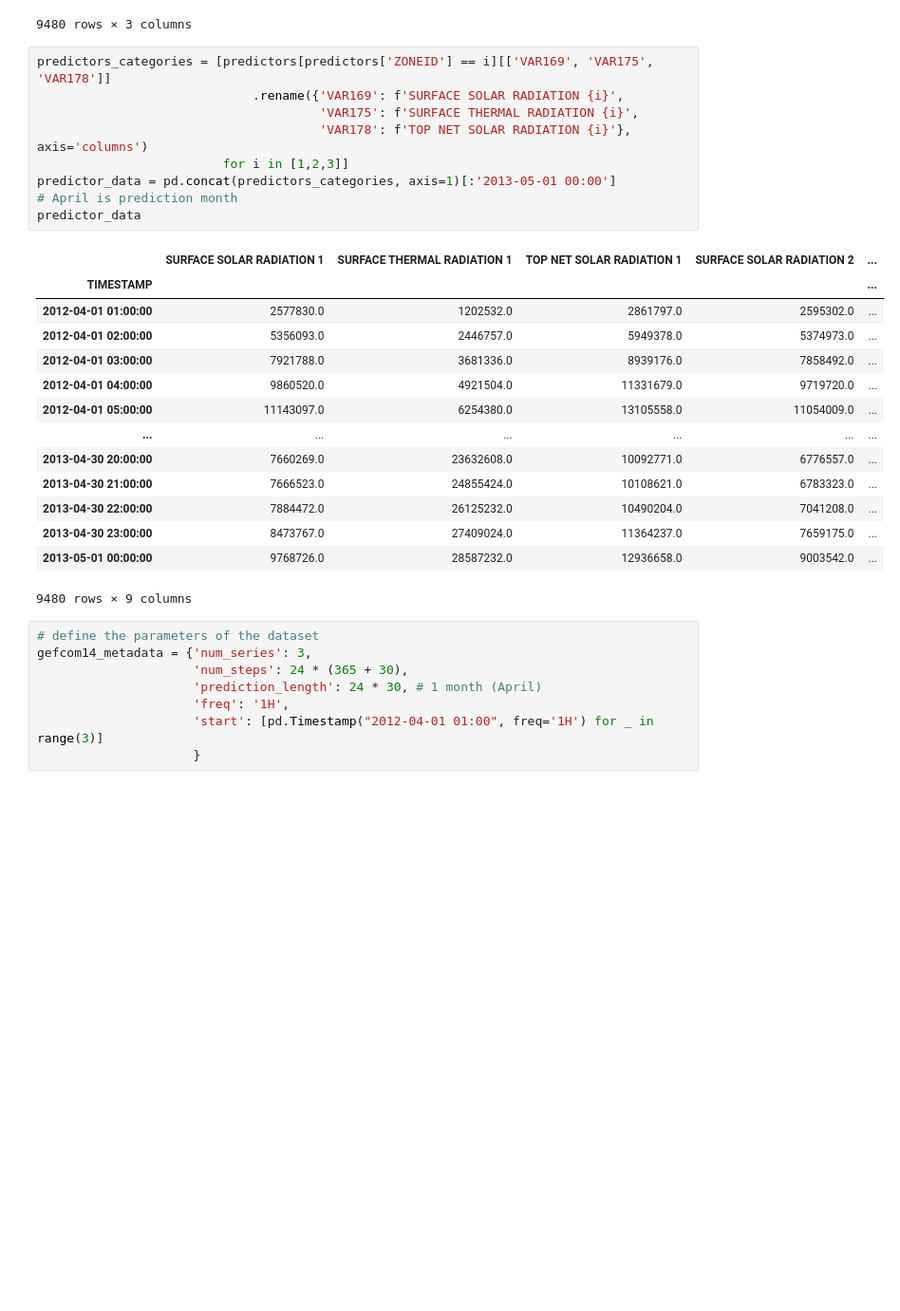
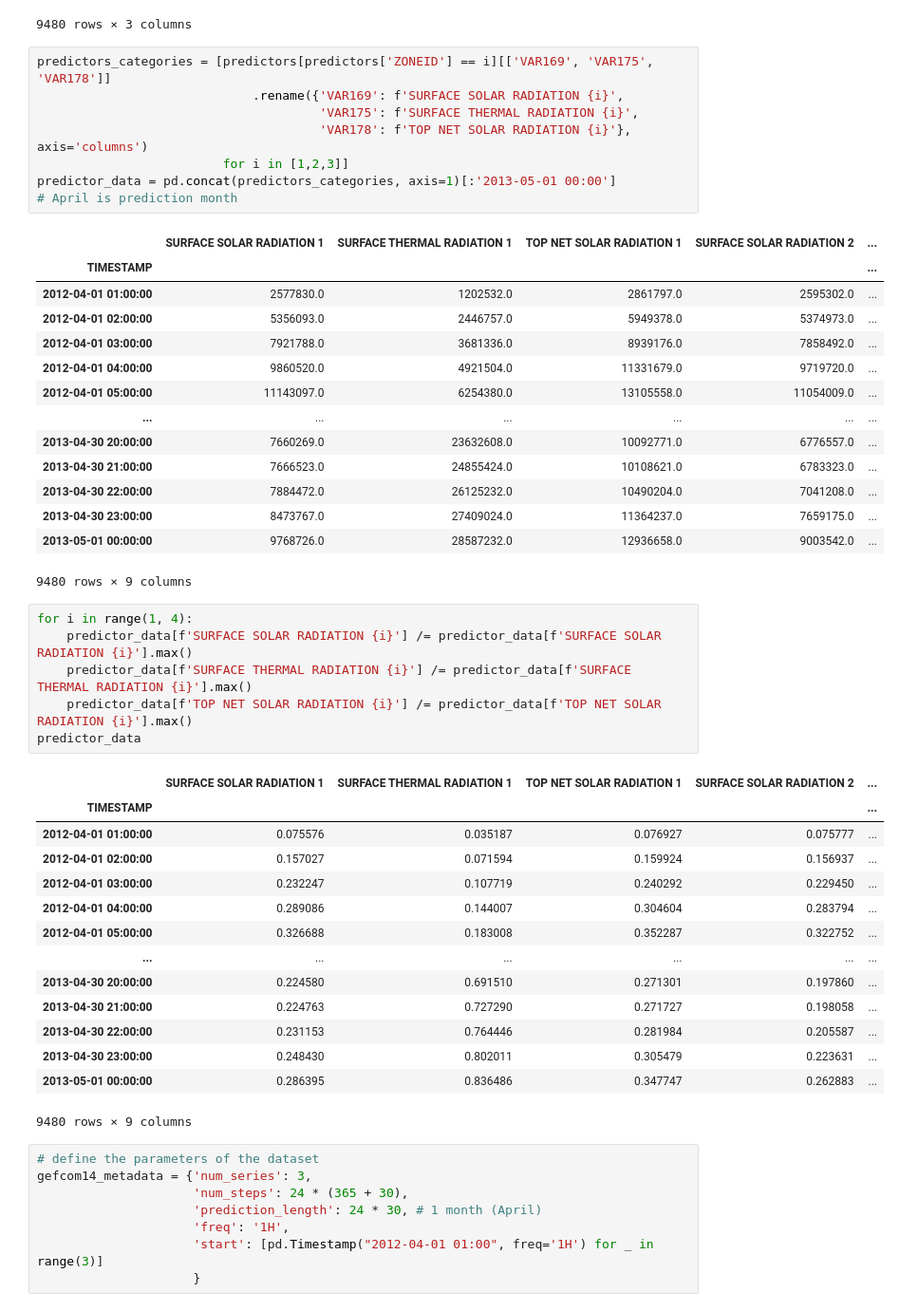
Before and after one commit to pavelzw/GEFCom14-S-comparison, a Jupyter notebook: gefcom14-s-deepar.ipynb, the cells around one changed output. Shown at 95% size. Drawn from its saved outputs; the diff is of its cells as text; blank space fills up the shorter version.

```diff
--- a/gefcom14-s-deepar.ipynb
+++ b/gefcom14-s-deepar.ipynb
@@ -70,7 +70,6 @@ predictors_categories = [predictors[predictors['ZONEID'] == i][['VAR169', 'VAR17
                          for i in [1,2,3]]
 predictor_data = pd.concat(predictors_categories, axis=1)[:'2013-05-01 00:00']
 # April is prediction month
-predictor_data
 # %% [output]
 |  | SURFACE SOLAR RADIATION 1 | SURFACE THERMAL RADIATION 1 | TOP NET SOLAR RADIATION 1 | SURFACE SOLAR RADIATION 2 | ... |
 | TIMESTAMP |  |  |  |  | ... |
@@ -86,6 +85,27 @@ predictor_data
 | 2013-04-30 23:00:00 | 8473767.0 | 27409024.0 | 11364237.0 | 7659175.0 | ... |
 | 2013-05-01 00:00:00 | 9768726.0 | 28587232.0 | 12936658.0 | 9003542.0 | ... |
 9480 rows × 9 columns
+# %%
+for i in range(1, 4):
+    predictor_data[f'SURFACE SOLAR RADIATION {i}'] /= predictor_data[f'SURFACE SOLAR RADIATION {i}'].max()
+    predictor_data[f'SURFACE THERMAL RADIATION {i}'] /= predictor_data[f'SURFACE THERMAL RADIATION {i}'].max()
+    predictor_data[f'TOP NET SOLAR RADIATION {i}'] /= predictor_data[f'TOP NET SOLAR RADIATION {i}'].max()
+predictor_data
+# %% [output]
+|  | SURFACE SOLAR RADIATION 1 | SURFACE THERMAL RADIATION 1 | TOP NET SOLAR RADIATION 1 | SURFACE SOLAR RADIATION 2 | ... |
+| TIMESTAMP |  |  |  |  | ... |
+| 2012-04-01 01:00:00 | 0.075576 | 0.035187 | 0.076927 | 0.075777 | ... |
+| 2012-04-01 02:00:00 | 0.157027 | 0.071594 | 0.159924 | 0.156937 | ... |
+| 2012-04-01 03:00:00 | 0.232247 | 0.107719 | 0.240292 | 0.229450 | ... |
+| 2012-04-01 04:00:00 | 0.289086 | 0.144007 | 0.304604 | 0.283794 | ... |
+| 2012-04-01 05:00:00 | 0.326688 | 0.183008 | 0.352287 | 0.322752 | ... |
+| ... | ... | ... | ... | ... | ... |
+| 2013-04-30 20:00:00 | 0.224580 | 0.691510 | 0.271301 | 0.197860 | ... |
+| 2013-04-30 21:00:00 | 0.224763 | 0.727290 | 0.271727 | 0.198058 | ... |
+| 2013-04-30 22:00:00 | 0.231153 | 0.764446 | 0.281984 | 0.205587 | ... |
+| 2013-04-30 23:00:00 | 0.248430 | 0.802011 | 0.305479 | 0.223631 | ... |
+| 2013-05-01 00:00:00 | 0.286395 | 0.836486 | 0.347747 | 0.262883 | ... |
+9480 rows × 9 columns
 # %%
 # define the parameters of the dataset
 gefcom14_metadata = {'num_series': 3,
```
Also changed, not shown: parts of 6 cells of this notebook.
